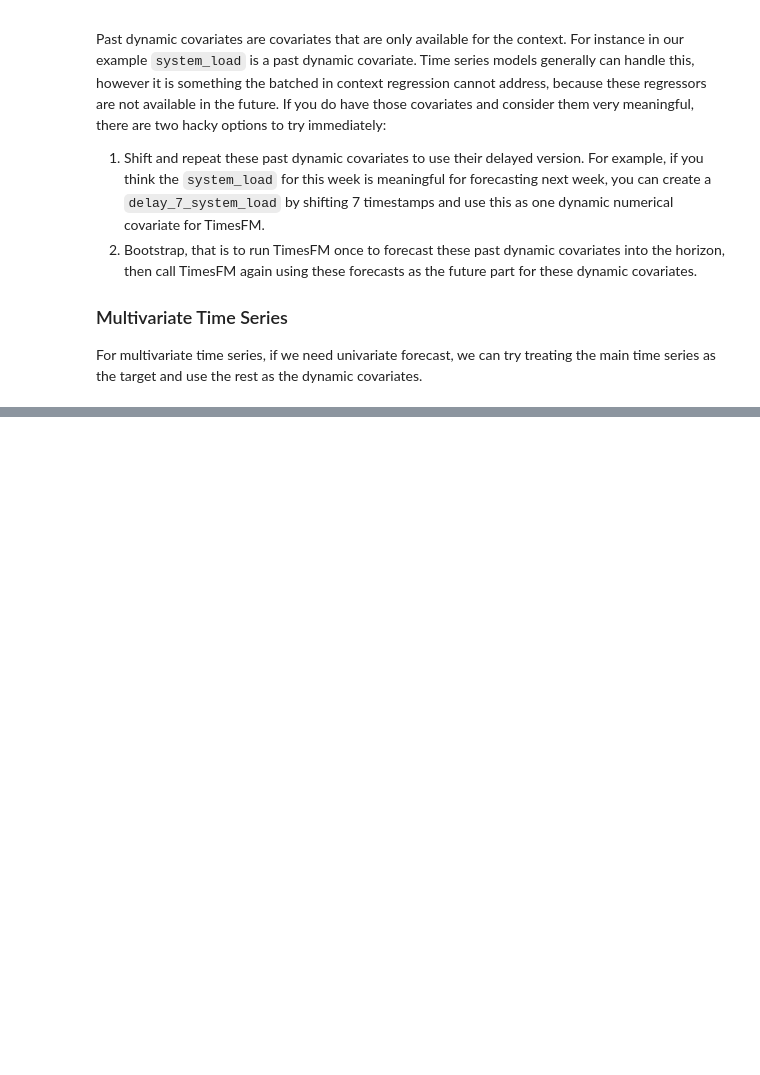
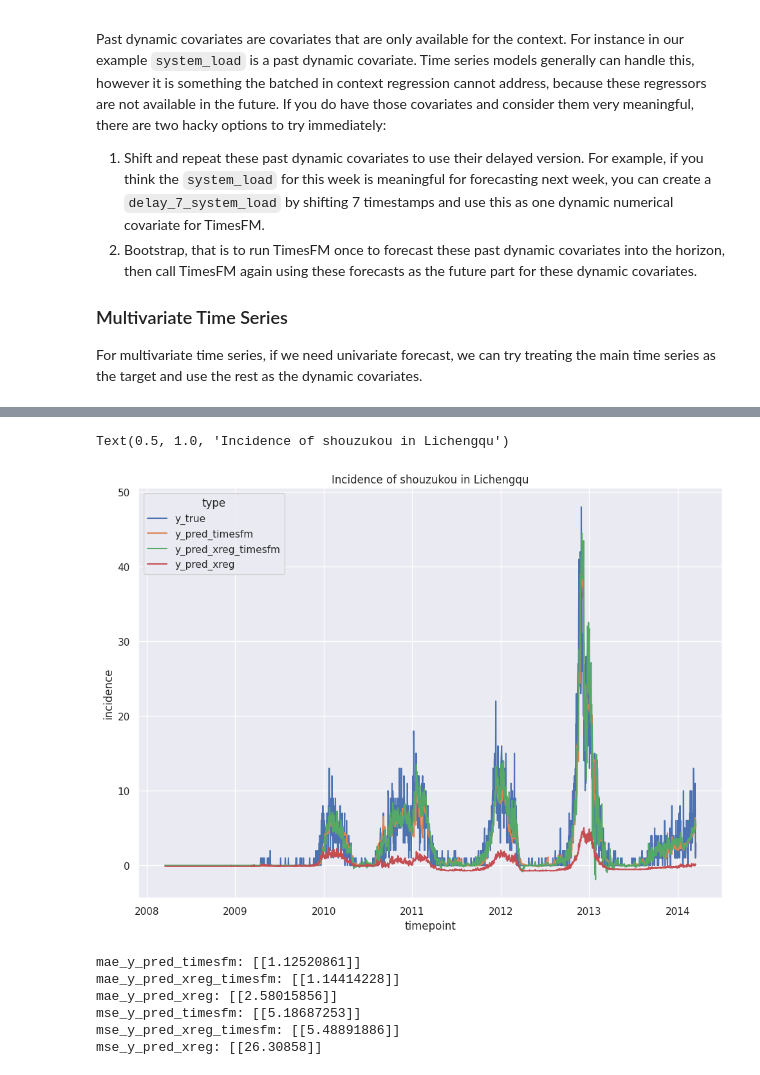
Before and after one commit to jingmingcn/timesfm, a Jupyter notebook: notebooks/covariates_epidemic.ipynb, the cells around one changed output, grey strips where cells are left out. Cells and saved outputs as stored; diff of their text form; code cells hidden in the pictures; blank space fills up the shorter version.

```diff
--- a/notebooks/covariates_epidemic.ipynb
+++ b/notebooks/covariates_epidemic.ipynb
@@ -108,14 +108,18 @@ df_counties = pd.read_csv('df_counties.csv')
 # Data pipelining
 def get_batched_data_fn(
     disease: str,
+    county: str,
     batch_size: int = 128,
     context_len: int = 365,
     horizon_len: int = 7,
 ):
   examples = defaultdict(list)
-
+  if county is not None:
+    counties_ = [county]
+  else:
+    counties_ = counties.copy()
   num_examples = 0
-  for county in counties:
+  for county in counties_:
     sub_df = df[(df["disease"] == disease) & (df["county"] == county)]
     for start in range(0, len(sub_df) - (context_len + horizon_len), horizon_len):
       num_examples += 1
@@ -159,7 +163,7 @@ horizon_len = 7
 
 metrics_mean = defaultdict(list)
 for disease in tqdm(diseases):
-  input_data = get_batched_data_fn(disease, batch_size, context_len, horizon_len)
+  input_data = get_batched_data_fn(disease, None, batch_size, context_len, horizon_len)
   metrics = defaultdict(list)
 
   for i, example in enumerate(input_data()):
@@ -331,0 +386,25 @@ For multivariate time series, if we need univariate forecast, we can try treatin
+# %%
+import seaborn as sns
+sns.set_theme(style="darkgrid")
+
+# Load an example dataset with long-form data
+y_true = np.reshape(y_true, (1, -1)).ravel()
+y_pred_timesfm = np.reshape(y_pred_timesfm, (1, -1)).ravel()
+y_pred_xreg_timesfm = np.reshape(y_pred_xreg_timesfm, (1, -1)).ravel()
+y_pred_xreg = np.reshape(y_pred_xreg, (1, -1)).ravel()
+n = y_true.shape[0]
+
+plot_data = {
+    'timepoint': pd.date_range(start=df['onset_date'].min()+pd.Timedelta(days=365), freq='D').values,
+    'incidence': np.concatenate([y_true, y_pred_timesfm, y_pred_xreg_timesfm, y_pred_xreg],axis=None),
+    'type': np.concatenate([['y_true']*n, ['y_pred_timesfm']*n, ['y_pred_xreg_timesfm']*n, ['y_pred_xreg']*n],axis=None),
+}
+df_plot = pd.DataFrame(plot_data)
+
+# Plot the responses for different events and regions
+sns.lineplot(x="timepoint", y="incidence",
+             hue="type",
+             data=df_plot)
+# %%
+plot_data['timepoint'] =  np.concatenate([pd.date_range(start=df['onset_date'].min()+pd.Timedelta(days=365),end=df['onset_date'].min()+pd.Timedelta(days=365+n-1), freq='D').values]*4)
+plot_data['timepoint']
@@ -331,0 +417,26 @@ For multivariate time series, if we need univariate forecast, we can try treatin
+# %%
+df_plot = pd.DataFrame(plot_data)
+sns.set_theme(rc={'figure.figsize':(11.7,8.27)})
+# Plot the responses for different events and regions
+sns.lineplot(x="timepoint", y="incidence",
+             hue="type",
+             data=df_plot).set_title('Incidence of shouzukou in Lichengqu')
+# %% [output]
+Text(0.5, 1.0, 'Incidence of shouzukou in Lichengqu')
+[figure, added]
+# %%
+
+print('mae_y_pred_timesfm:',mae([y_true], [y_pred_timesfm]))
+print('mae_y_pred_xreg_timesfm:',mae([y_true], [y_pred_xreg_timesfm]))
+print('mae_y_pred_xreg:',mae([y_true], [y_pred_xreg]))
+
+print('mse_y_pred_timesfm:',mse([y_true], [y_pred_timesfm]))
+print('mse_y_pred_xreg_timesfm:',mse([y_true], [y_pred_xreg_timesfm]))
+print('mse_y_pred_xreg:',mse([y_true], [y_pred_xreg]))
+# %% [output]
+mae_y_pred_timesfm: [[1.12520861]]
+mae_y_pred_xreg_timesfm: [[1.14414228]]
+mae_y_pred_xreg: [[2.58015856]]
+mse_y_pred_timesfm: [[5.18687253]]
+mse_y_pred_xreg_timesfm: [[5.48891886]]
+mse_y_pred_xreg: [[26.30858]]
```
Also changed, not shown: parts of 2 cells of this notebook.
